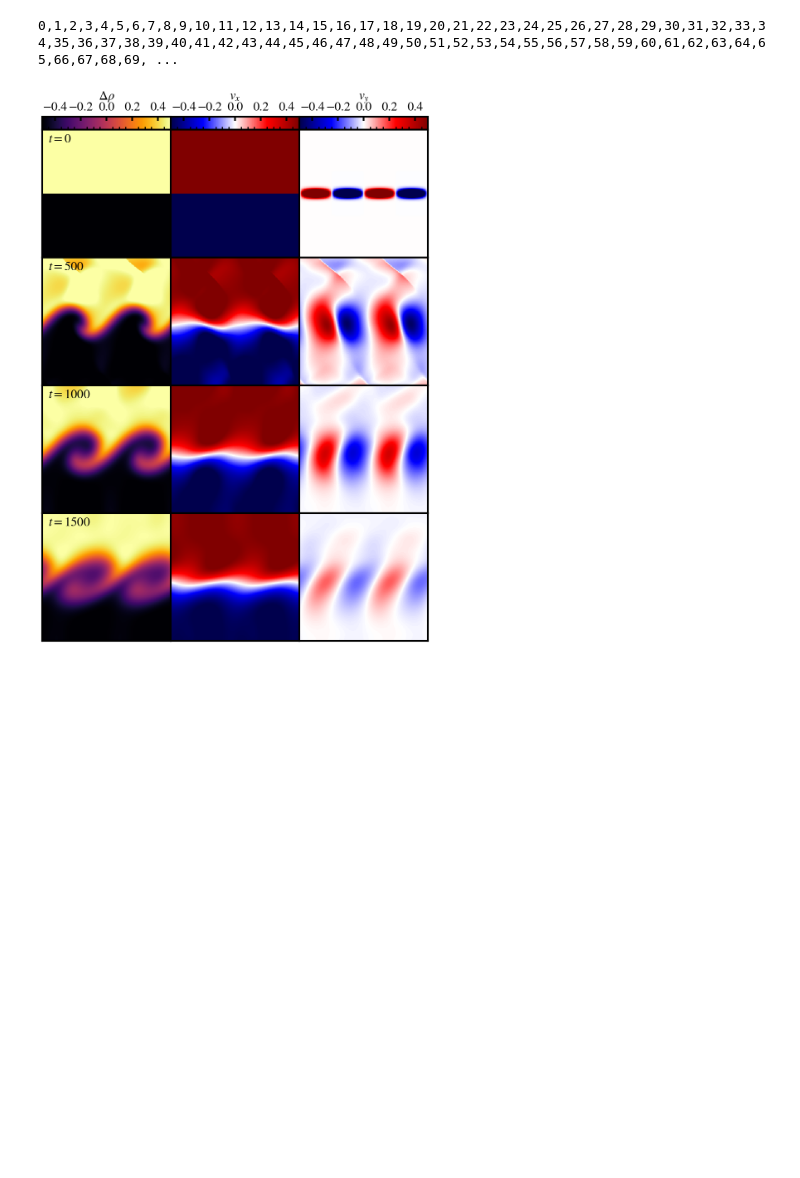
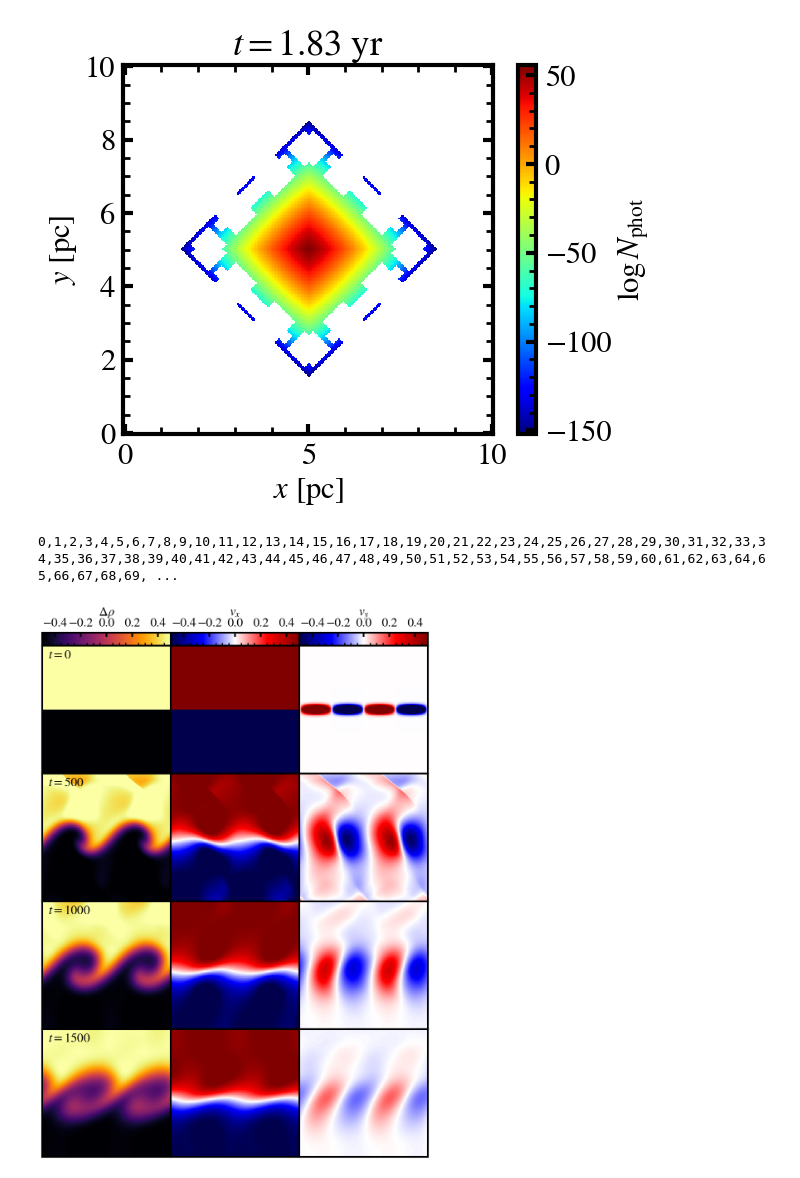
Before and after one commit to zandalman/hydro-M1, a Jupyter notebook: vis.ipynb, the cells around one changed output. Drawn from its saved outputs; the diff is of its cells as text; code cells hidden in the pictures; blank space fills up the shorter version.

Commit message:
units

```diff
--- a/vis.ipynb
+++ b/vis.ipynb
@@ -10,3 +24,40 @@ plt.style.use('light_mode.mplstyle')
+# %%
+unit = SimpleNamespace(
+    length = boxsize,
+    time   = const.kyr,
+    mass   = const.Msol,
+    phot   = 1e58
+)
+unit.density = unit.mass/unit.length**3
+unit.vel = unit.length/unit.time
+unit.energy_density = unit.density*unit.vel**2
+# %%
+grid = Grid(N=N, C=0.4, bc_typ=[NEU, NEU], rsolve=HLL, sloper=MONCEN)
+
+with Init(grid) as grid:
+
+    grid.w[RHO] = rho_init/unit.density
+    grid.w[VX]  = vx_init/unit.vel
+    grid.w[VY]  = vy_init/unit.vel
+    grid.w[P]   = p_init/unit.energy_density
+    grid.u[ION] = x_init*rho_init/unit.density
+# %%
+#while grid.t < time_sim/unit.time:
+for i in range(10):
+
+    grid.inject([0.5, 0.5], Ndot/(unit.phot/unit.time))
+    grid.step()
+# %%
+plt.pcolormesh(grid.x*unit.length/const.pc, grid.y*unit.length/const.pc, np.log10(grid.urad[NPHOT]*unit.phot), cmap='jet')
+plt.gca().set_aspect(True)
+cbar = plt.colorbar()
+
+plt.title(r'$t = %.3g~{\rm yr}$' % (grid.t*unit.time/const.yr))
+plt.xlabel(r'$x$ [${\rm pc}$]')
+plt.ylabel(r'$y$ [${\rm pc}$]')
+cbar.set_label(r'$\log N_{\rm phot}$')
+# %% [output]
+[figure, added]
 # %%
 def gaussian(x, mu, sigma):
     return 1/(sigma*np.sqrt(2*np.pi))*np.exp(-(x-mu)**2/(2*sigma**2))
```
Also changed, not shown: parts of 3 cells of this notebook, 2 other files.
